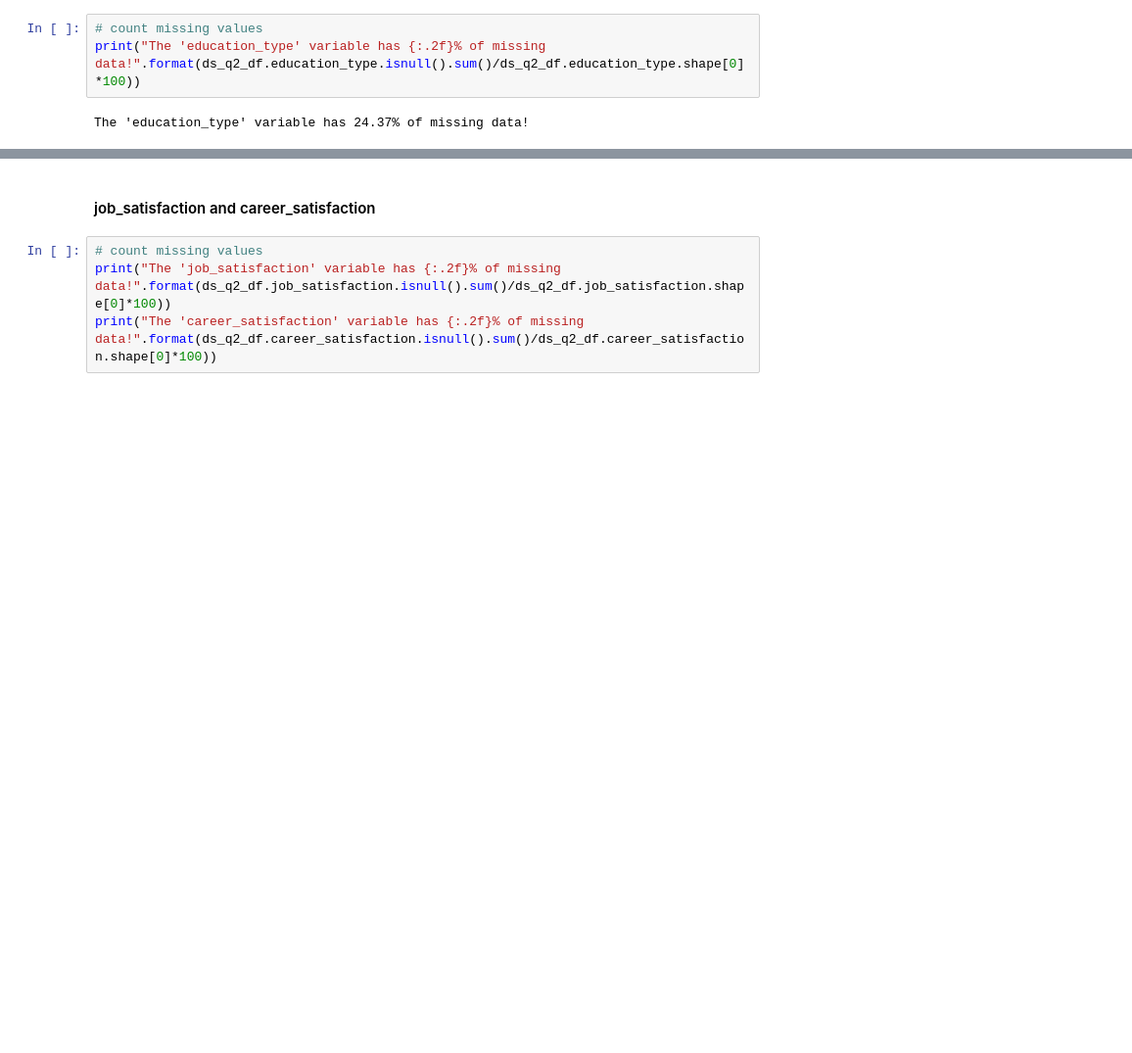
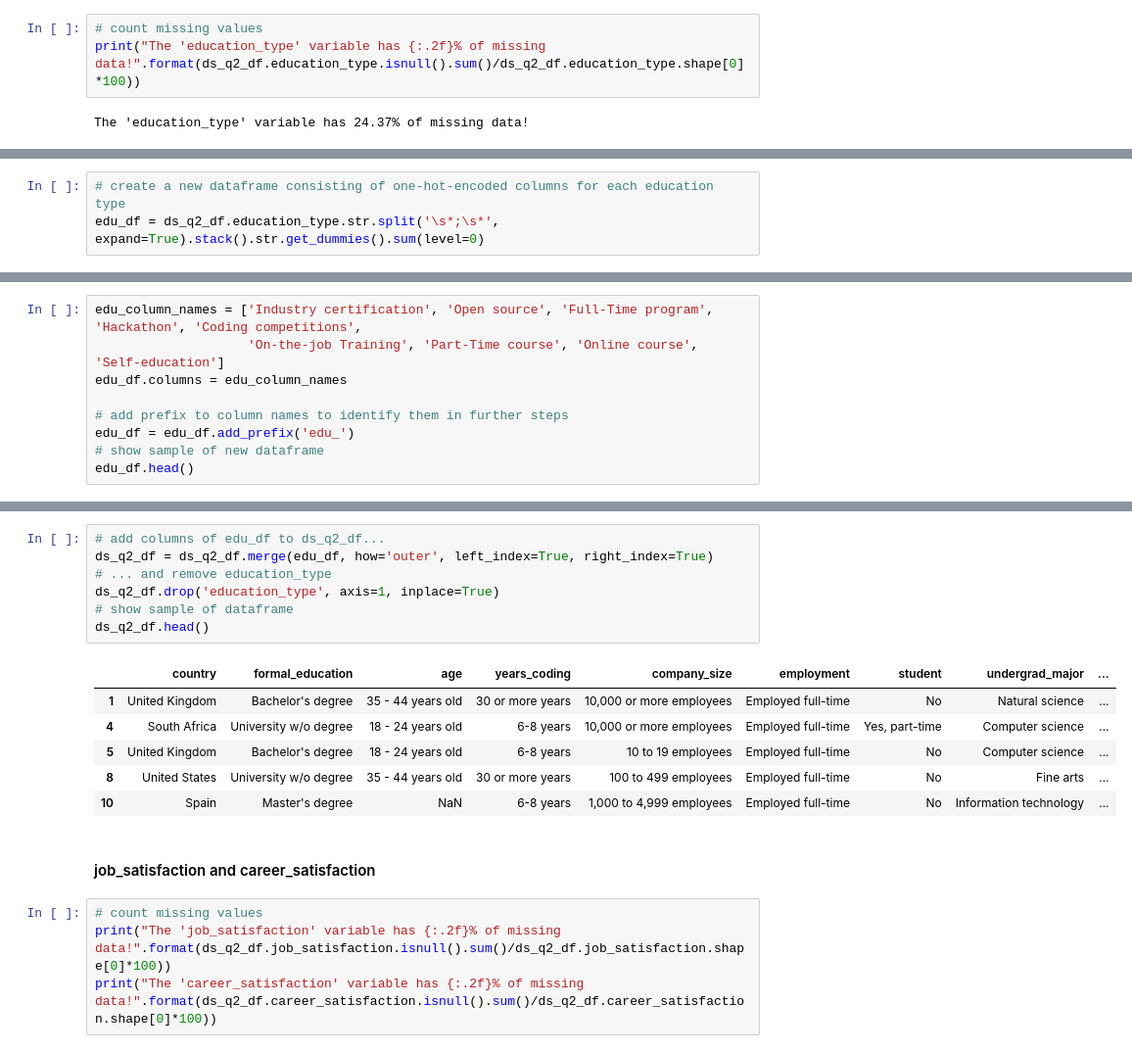
Before and after one commit to oliverkroening/Udacity_DSND_Project04, a Jupyter notebook: Data_Science_Europe.ipynb, the cells around one changed output, grey strips where cells are left out. Shown at 98% size. Saved outputs shown, nothing was run; the diff lists cells and outputs as text; blank space fills up the shorter version.

```diff
--- a/Data_Science_Europe.ipynb
+++ b/Data_Science_Europe.ipynb
@@ -1174,0 +1210,3 @@ Name: education_type, Length: 425, dtype: int64
+# %%
+# create a new dataframe consisting of one-hot-encoded columns for each education type
+edu_df = ds_q2_df.education_type.str.split('\s*;\s*', expand=True).stack().str.get_dummies().sum(level=0)
@@ -1174,0 +1223,9 @@ Name: education_type, Length: 425, dtype: int64
+# %%
+edu_column_names = ['Industry certification', 'Open source', 'Full-Time program', 'Hackathon', 'Coding competitions',
+                    'On-the-job Training', 'Part-Time course', 'Online course', 'Self-education']
+edu_df.columns = edu_column_names
+
+# add prefix to column names to identify them in further steps
+edu_df = edu_df.add_prefix('edu_')
+# show sample of new dataframe
+edu_df.head()
@@ -1175,3 +1239,17 @@ Name: education_type, Length: 425, dtype: int64
+# %%
+# add columns of edu_df to ds_q2_df...
+ds_q2_df = ds_q2_df.merge(edu_df, how='outer', left_index=True, right_index=True)
+# ... and remove education_type
+ds_q2_df.drop('education_type', axis=1, inplace=True)
+# show sample of dataframe
+ds_q2_df.head()
+# %% [output]
+|  | country | formal_education | age | years_coding | company_size | employment | student | undergrad_major | ... |
+| 1 | United Kingdom | Bachelor's degree | 35 - 44 years old | 30 or more years | 10,000 or more employees | Employed full-time | No | Natural science | ... |
+| 4 | South Africa | University w/o degree | 18 - 24 years old | 6-8 years | 10,000 or more employees | Employed full-time | Yes, part-time | Computer science | ... |
+| 5 | United Kingdom | Bachelor's degree | 18 - 24 years old | 6-8 years | 10 to 19 employees | Employed full-time | No | Computer science | ... |
+| 8 | United States | University w/o degree | 35 - 44 years old | 30 or more years | 100 to 499 employees | Employed full-time | No | Fine arts | ... |
+| 10 | Spain | Master's degree | NaN | 6-8 years | 1,000 to 4,999 employees | Employed full-time | No | Information technology | ... |
 # %% [markdown]
 #### job_satisfaction and career_satisfaction
 # %%
```
Also changed, not shown: parts of 21 cells of this notebook.
